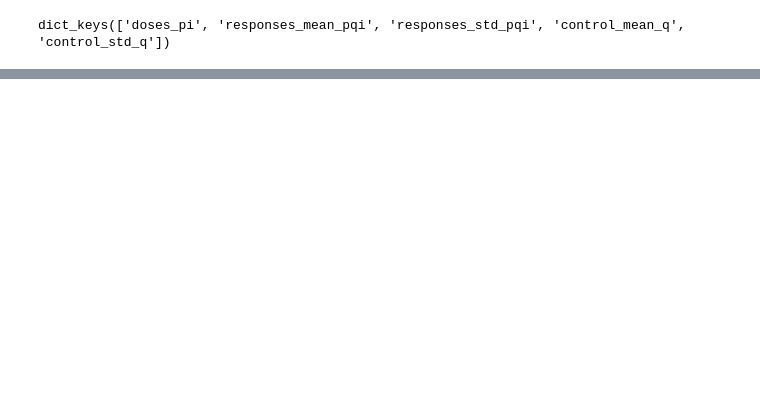
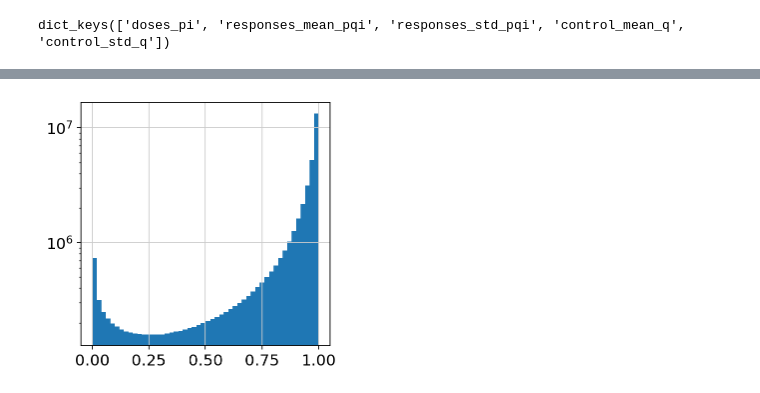
Before and after one commit to cellarium-ai/cellarium-ml, a Jupyter notebook: notebooks/cellariumgpt_inference/09_linear_response_by_cell_type_prompting.ipynb, the cells around one changed output, grey strips where cells are left out. Saved outputs shown, nothing was run; the diff lists cells and outputs as text; code cells hidden in the pictures; blank space fills up the shorter version.

```diff
--- a/notebooks/cellariumgpt_inference/09_linear_response_by_cell_type_prompting.ipynb
+++ b/notebooks/cellariumgpt_inference/09_linear_response_by_cell_type_prompting.ipynb
@@ -203,0 +358,15 @@ Text(0, 0.5, 'Response of GZMM')
+# %%
+n_query_vars = len(filtered_query_gene_ids)
+n_perturb_vars = len(filtered_perturb_gene_ids)
+
+doses_pi = dose_response_dict['doses_pi']
+responses_mean_pqi = dose_response_dict['responses_mean_pqi']
+
+slope_qp, intercept_qp, r_squared_qp = batch_linear_regression(
+    x_bn=np.repeat(doses_pi[None, :, :], n_query_vars, axis=-3),
+    y_bn=responses_mean_pqi.transpose(1, 0, 2)
+)
+# %%
+plt.hist(r_squared_qp.flatten(), bins=50, log=True);
+# %% [output]
+[figure, added]
```
Also changed, not shown: parts of 29 cells of this notebook, 1 other file.
